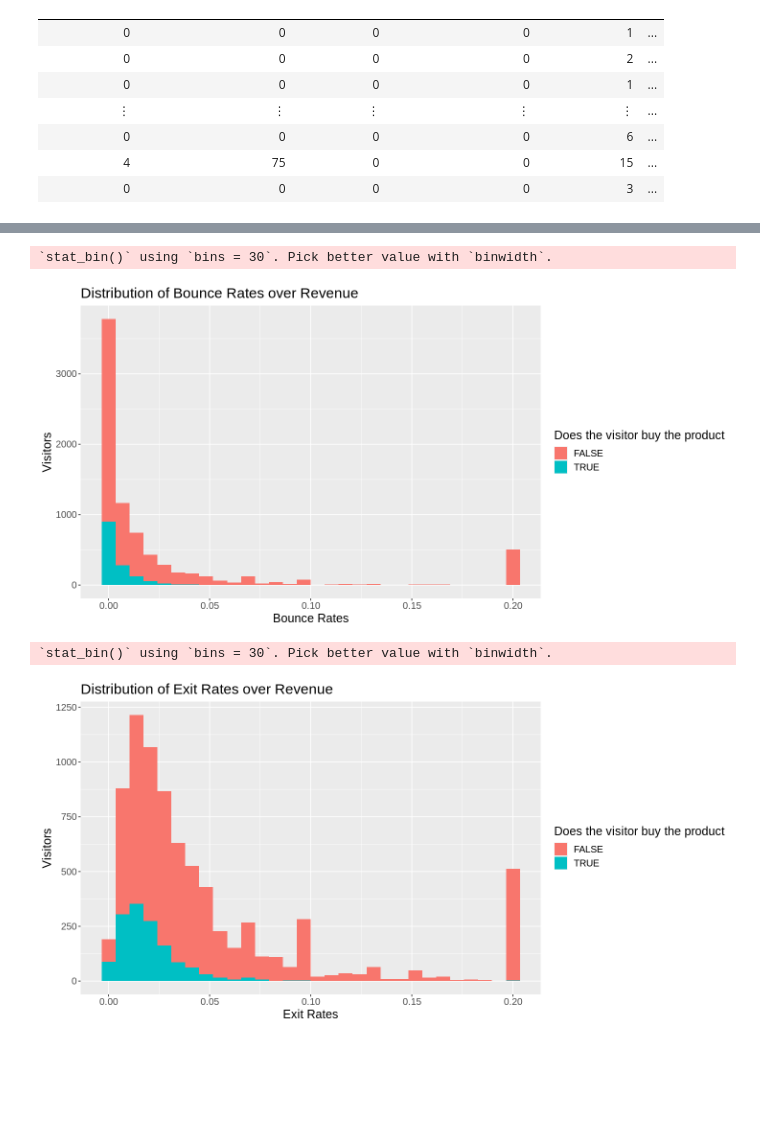
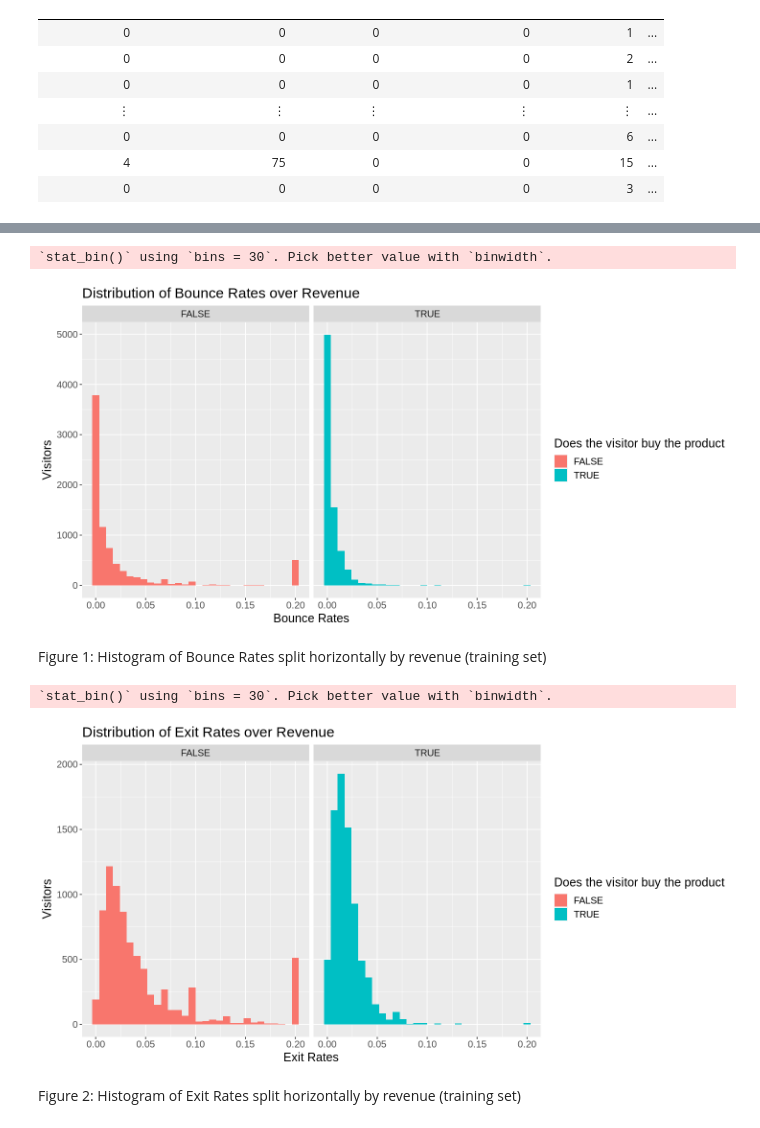
Before and after one commit to SerialGuitarist/group_project_report, a Jupyter notebook: report.ipynb, the cells around one changed output, grey strips where cells are left out. Drawn from its saved outputs; the diff is of its cells as text; code cells hidden in the pictures; blank space fills up the shorter version.

```diff
--- a/report.ipynb
+++ b/report.ipynb
@@ -55,7 +60,3 @@ A spec_tbl_df: 12330 × 18
 | 0 | 0 | 0 | 0 | 6 | ... |
 | 4 | 75 | 0 | 0 | 15 | ... |
 | 0 | 0 | 0 | 0 | 3 | ... |
-# %%
-shoppers_data <- shoppers_data_full %>%
-    select(BounceRates,ExitRates,PageValues,Revenue) %>%
-    mutate(Revenue = as_factor(Revenue))
@@ -61,0 +95,5 @@ shoppers_data <- shoppers_data_full %>%
+# %%
+# Choose the top three variables as predictors with the largest corrlation coefficient
+shoppers_data <- shoppers_data %>%
+    select(BounceRates, ExitRates, PageValues, Revenue)
+shoppers_data
@@ -62,6 +111,7 @@ shoppers_data <- shoppers_data_full %>%
 # %%
 set.seed(100)
 
+# split the original data into training set and test set
 shoppers_split <- initial_split(data = shoppers_data,
                                 prop = 0.75,
                                 strate = Revenue)
@@ -69,8 +119,11 @@ shoppers_split <- initial_split(data = shoppers_data,
 shoppers_training <- training(shoppers_split)
 shoppers_testing <- testing(shoppers_split)
 
-shoppers_recipe <- recipe(Revenue ~ ., data = shoppers_training) %>%
-    step_upsample(Revenue, skip = TRUE)%>%
+shoppers_analysis_recipe <- recipe(Revenue ~ ., data = shoppers_training) %>%
+    step_upsample(Revenue, over_ratio = 1, skip = FALSE) %>%
     prep()
-bake(shoppers_recipe,shoppers_training)
+shoppers_training_upsampled <- bake(shoppers_analysis_recipe,shoppers_training)
+
+# check if training set is balanced
+summary(shoppers_training_upsampled$Revenue)
 # %% [output]
@@ -92,22 +132,28 @@ A tibble: 9248 × 4
 # %%
 options(repr.plot.height = 6, repr.plot.width = 12)
-bounce_hist <- ggplot(shoppers_training, aes(x = BounceRates, fill = Revenue)) +
+bounce_hist <- ggplot(shoppers_training_upsampled, aes(x = BounceRates, fill = Revenue)) +
     geom_histogram(position = "identity") +
+    facet_grid(. ~ Revenue)+
     labs(x = "Bounce Rates", y = "Visitors", fill = "Does the visitor buy the product",title="Distribution of Bounce Rates over Revenue") +
     theme(text = element_text(size = 15))
 bounce_hist
 # %% [output]
 `stat_bin()` using `bins = 30`. Pick better value with `binwidth`.
-[figure, old version]
+[figure, new version]
+# %% [markdown]
+Figure 1: Histogram of Bounce Rates split horizontally by revenue (training set)
 # %%
 options(repr.plot.height = 6, repr.plot.width = 12)
-exit_hist <- ggplot(shoppers_training, aes(x = ExitRates, fill = Revenue)) +
+exit_hist <- ggplot(shoppers_training_upsampled, aes(x = ExitRates, fill = Revenue)) +
     geom_histogram(position = "identity") +
+    facet_grid(. ~ Revenue)+
     labs(x = "Exit Rates", y = "Visitors", fill = "Does the visitor buy the product",title="Distribution of Exit Rates over Revenue") +
     theme(text = element_text(size = 15))
 exit_hist
 # %% [output]
 `stat_bin()` using `bins = 30`. Pick better value with `binwidth`.
-[figure, old version]
+[figure, new version]
+# %% [markdown]
+Figure 2: Histogram of Exit Rates split horizontally by revenue (training set)
 # %%
 options(repr.plot.height = 6, repr.plot.width = 15)
```
Also changed, not shown: parts of 29 cells of this notebook.
